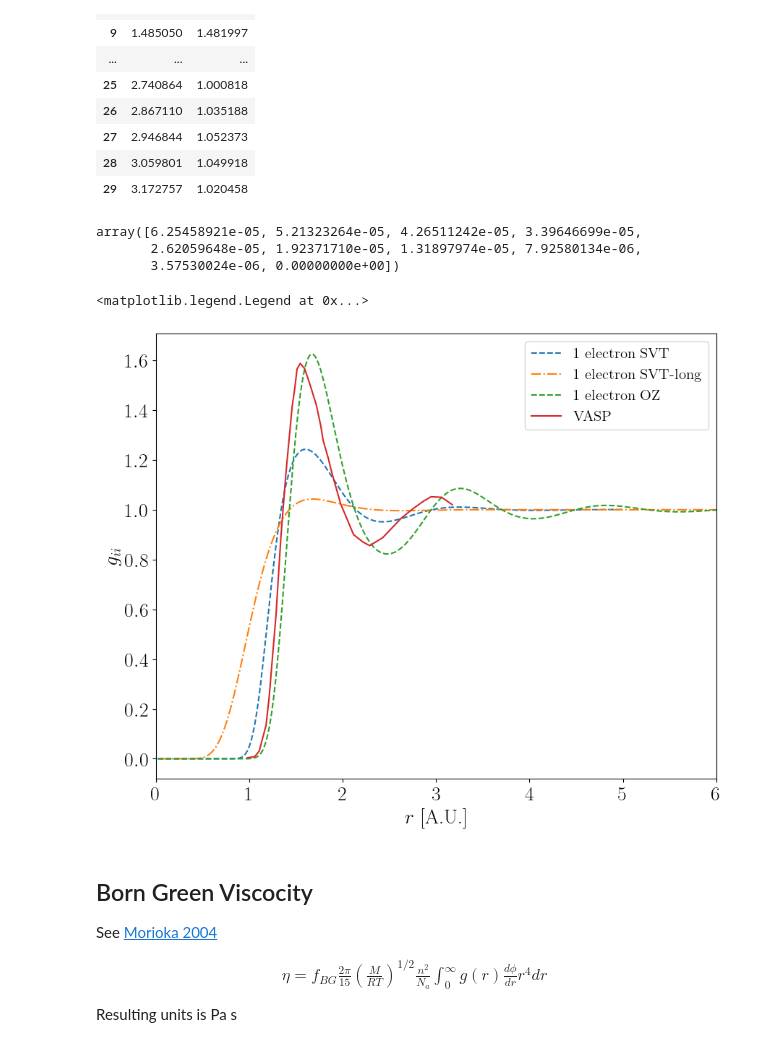
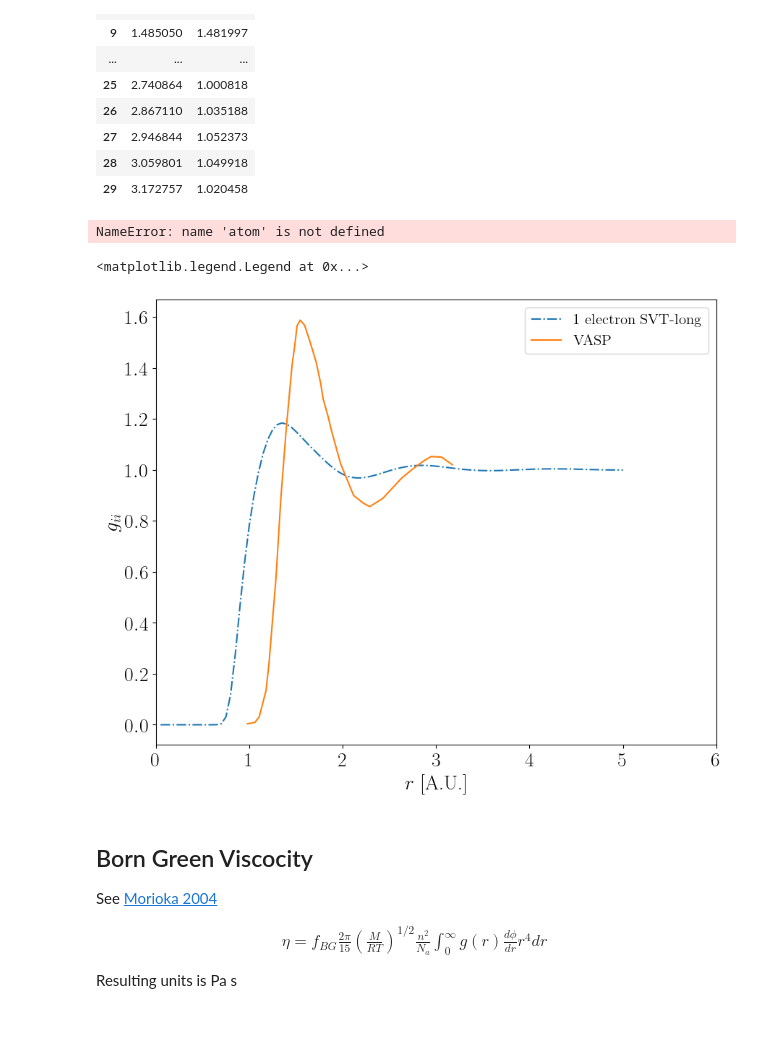
Before and after one commit to ZachAJohnson/hnc, a Jupyter notebook: TCCW/PIE_TCCW.ipynb, the cells around one changed output. Saved outputs shown, nothing was run; the diff lists cells and outputs as text; code cells hidden in the pictures.

```diff
--- a/TCCW/PIE_TCCW.ipynb
+++ b/TCCW/PIE_TCCW.ipynb
@@ -47,7 +49,7 @@ tccw_mixture_data = read_csv(mixture_file)
 tccw_cases = [tccw_mixture_data.iloc[n] for n in range(len(tccw_mixture_data))]
 
 
-tccw_case = tccw_cases[0]
+tccw_case = tccw_cases[2]
 α = 0.1
 case_converged=False
 case_attempts=0
@@ -87,9 +89,9 @@ Zbar = 3
 # c_s_k_guess = atom_long.hnc.c_s_k_matrix.copy()
 # %%
 atom_long = PLASMA(Z, A, ni_cc, Ti_eV, Te_eV, Zbar=Zbar,
-                 βu_options = {'add_bridge':True,'bridge':'yukawa', 'pseudopotential':True},
+                 βu_options = {'add_bridge':True,'bridge':'yukawa', 'pseudopotential':False},
                  qsp_options={'r_c':r_c},
-                 hnc_options={'kappa_multiscale':10, 'R_max':10,'N_bins':250},
+                 hnc_options={'kappa_multiscale':10, 'R_max':5,'N_bins':100},
                  hnc_solve_options={'alpha_Picard':0.1},
                  root_options={'options':{'maxfev':50000,'xtol':1e-14}})
 atom_long.run_hnc()#c_s_k_guess = c_s_k_guess)
@@ -165,37 +211,35 @@ MD_data
 atom.hnc.invert_HNC_OZ([1])
 atom.hnc.βueff_r_matrix[0,0][-10:]-atom.hnc.βueff_r_matrix[0,0][-1]
 # %% [output]
-array([6.25458921e-05, 5.21323264e-05, 4.26511242e-05, 3.39646699e-05,
-       2.62059648e-05, 1.92371710e-05, 1.31897974e-05, 7.92580134e-06,
-       3.57530024e-06, 0.00000000e+00])
+NameError: name 'atom' is not defined
 # %%
 atom_long.hnc.invert_HNC_OZ([1])
 # %%
 # AA_data = read_csv("/home/zach/plasma/atoMEC/examples/density.csv", delim_whitespace=True, header=0)
 
 fig, ax = plt.subplots(figsize=(10,8))
-nf_0 = Zbar/(4/3*np.pi*atom.qsp.ri**3)
+# nf_0 = Zbar/(4/3*np.pi*atom.qsp.ri**3)
 # ax.plot(AA_data['r[a_0]'], np.array(AA_data['n[unbound]'])/nf_0,'k.' ,label="AA" )
 # ax.plot(atom_2e.hnc.r_array*atom_2e.qsp.ri, atom_2e.hnc.h_r_matrix[0,0]+1,'--', label='2 electron SVT ')
-ax.plot(atom.hnc.r_array, atom.hnc.h_r_matrix[0,0]+1,'--', label='1 electron SVT ')
+# ax.plot(atom.hnc.r_array, atom.hnc.h_r_matrix[0,0]+1,'--', label='1 electron SVT ')
 ax.plot(atom_long.hnc.r_array, atom_long.hnc.h_r_matrix[0,0]+1,'-.', label='1 electron SVT-long ')
-ax.plot(atom_oz.hnc.r_array, atom_oz.hnc.h_r_matrix[0,0]+1,'--', label='1 electron OZ ')
+# ax.plot(atom_oz.hnc.r_array, atom_oz.hnc.h_r_matrix[0,0]+1,'--', label='1 electron OZ ')
 # ax.plot(atom.hnc.r_array, atom_oz.onlyion_hnc.h_r_matrix[0,0]+1,'--', label='Only Ion')
 ax.plot(MD_data['r'], MD_data['g'], label='VASP')
 
 # ax.plot(atom_oz.hnc.r_array*atom_oz.qsp.ri, atom_oz.hnc.h_r_matrix[0,0]+1,'--', label='my OZ CHNC')
 
 ax.set_xlim(0,6)
 ax.set_ylabel(r'$g_{ii}$',fontsize=20)
 ax.set_xlabel(r'$r$ [A.U.]',fontsize=20)
 ax.tick_params(labelsize=20)
 # ax.set_yscale('symlog', linthresh=2)
 
 # [i.set_linewidth(0.1) for i in ax.spines.itervalues()]
 ax.legend(fontsize=15)
 # %% [output]
 <matplotlib.legend.Legend at 0x...>
-[figure, old version]
+[figure, new version]
 # %% [markdown]
 ## Born Green Viscocity
 See [Morioka 2004](https://www.sciencedirect.com/science/article/pii/S0022309304003692)
```
Also changed, not shown: parts of 4 cells of this notebook, 5 other files.
